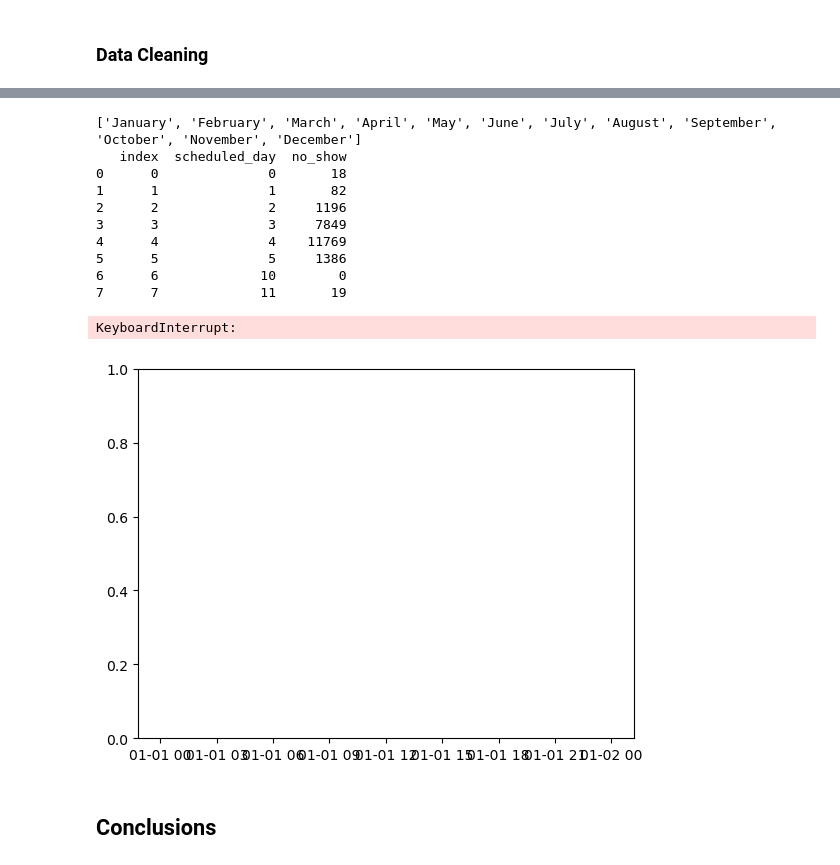
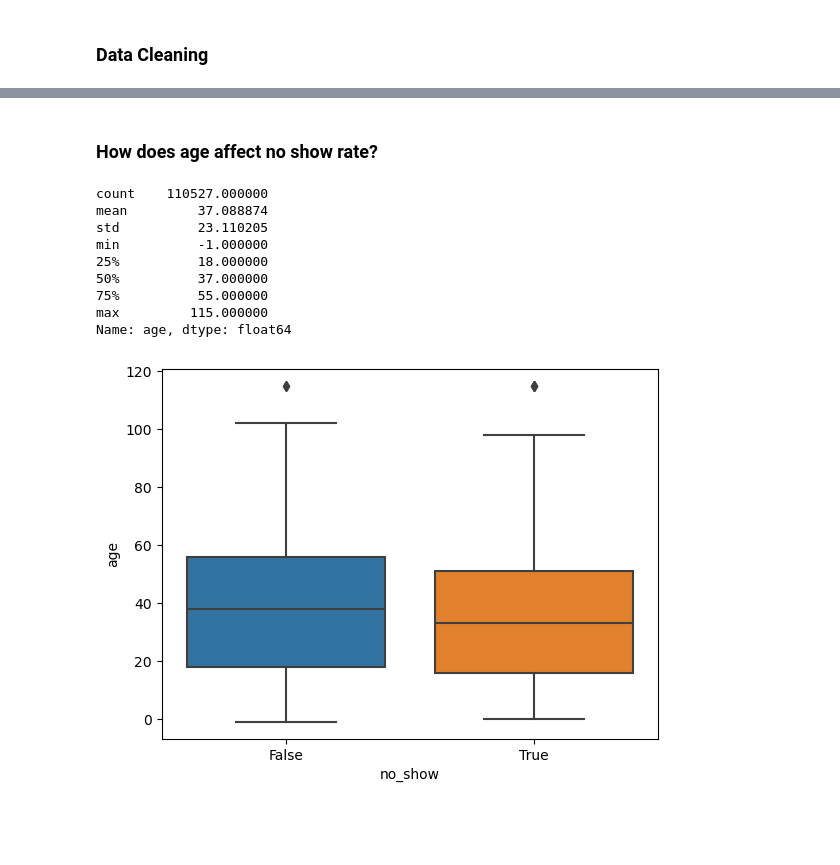
Before and after one commit to tristenwallace/medical-appointment-no-shows, a Jupyter notebook: no_show_appointments_analysis.ipynb, the cells around one changed output, grey strips where cells are left out. Drawn from its saved outputs; the diff is of its cells as text; code cells hidden in the pictures; blank space fills up the shorter version.

```diff
--- a/no_show_appointments_analysis.ipynb
+++ b/no_show_appointments_analysis.ipynb
@@ -124,27 +105,16 @@ A review of no shows by gender reveals that woman visit the hospital nearly twic
-# %%
-from calendar import month_name as mn
-
-# month list
-months = mn[1:]
-print(months)
-df_m = df.groupby(df.scheduled_day.dt.month)['no_show'].sum()
-df_m = month_count.reset_index()
-df_m.scheduled_day = df_m.scheduled_day - 1
-print(df_m)
-sns.lineplot(data=df,x='scheduled_day',y='no_show')
-# %% [output]
-['January', 'February', 'March', 'April', 'May', 'June', 'July', 'August', 'September', 'October', 'November', 'December']
-   index  scheduled_day  no_show
-0      0              0       18
-1      1              1       82
-2      2              2     1196
-3      3              3     7849
-4      4              4    11769
-5      5              5     1386
-6      6             10        0
-7      7             11       19
-KeyboardInterrupt:
-[figure, removed]
-# %% [markdown]
-<a id='conclusions'></a>
-## Conclusions
+# %% [markdown]
+### How does age affect no show rate?
+# %%
+print(df.age.describe())
+sns.boxplot(data=df, x='no_show', y='age');
+# %% [output]
+count    110527.000000
+mean         37.088874
+std          23.110205
+min          -1.000000
+25%          18.000000
+50%          37.000000
+75%          55.000000
+max         115.000000
+Name: age, dtype: float64
+[figure, added]
```
Also changed, not shown: parts of 10 cells of this notebook, 1 other file.
